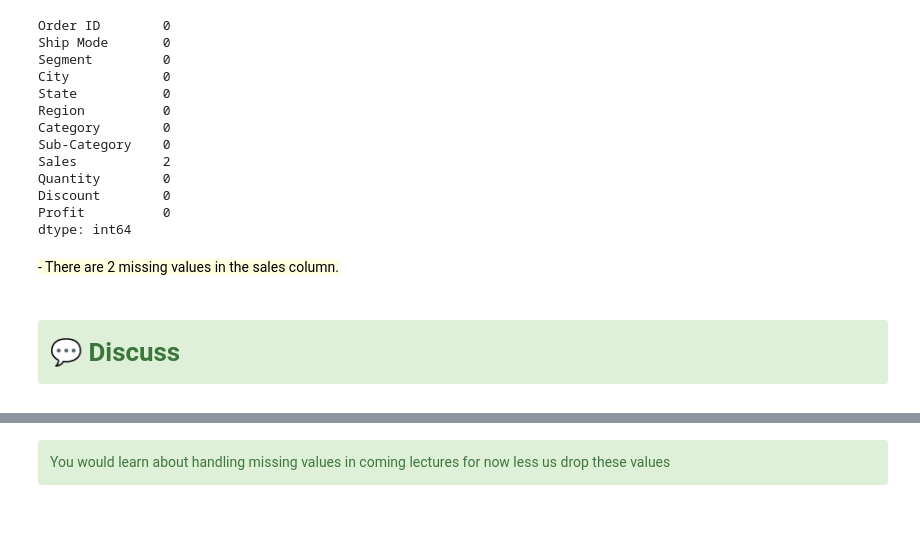
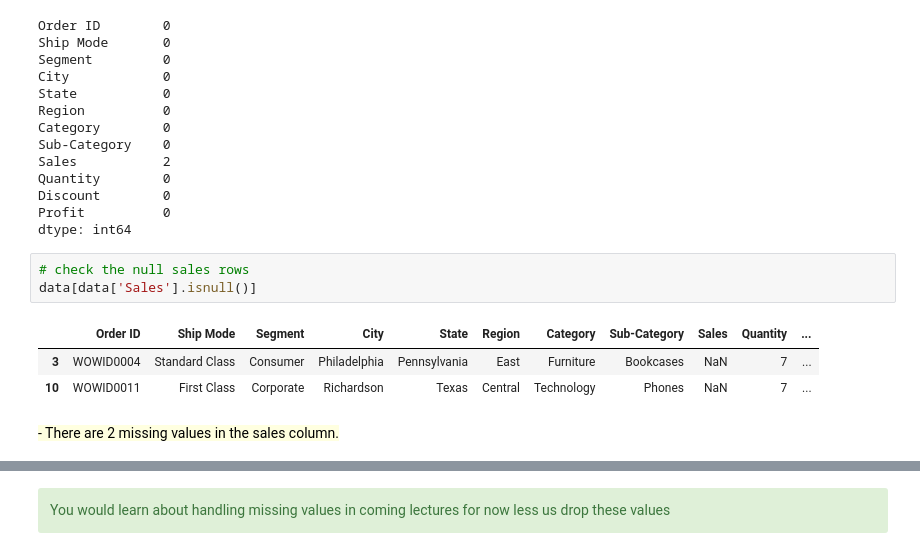
Before and after one commit to LuckyEjenaviSalomi/Data-Science_new, a Jupyter notebook: 2. Intro to Statistics/Notebook - Introduction to Statistics.ipynb, the cells around one changed output, grey strips where cells are left out. Cells and saved outputs as stored; diff of their text form; blank space fills up the shorter version.

```diff
--- a/2. Intro to Statistics/Notebook - Introduction to Statistics.ipynb
+++ b/2. Intro to Statistics/Notebook - Introduction to Statistics.ipynb
@@ -174,8 +187,13 @@ Quantity        0
 Discount        0
 Profit          0
 dtype: int64
+# %%
+# check the null sales rows
+data[data['Sales'].isnull()]
+# %% [output]
+|  | Order ID | Ship Mode | Segment | City | State | Region | Category | Sub-Category | Sales | Quantity | ... |
+| 3 | WOWID0004 | Standard Class | Consumer | Philadelphia | Pennsylvania | East | Furniture | Bookcases | NaN | 7 | ... |
+| 10 | WOWID0011 | First Class | Corporate | Richardson | Texas | Central | Technology | Phones | NaN | 7 | ... |
 # %% [markdown]
 <mark style="background-color: lightyellow">
 - There are 2 missing values in the sales column. </br>
-# %% [markdown]
-# <div class="alert alert-block alert-success"> 💬 Discuss </div>
```
Also changed, not shown: parts of 4 cells of this notebook.
